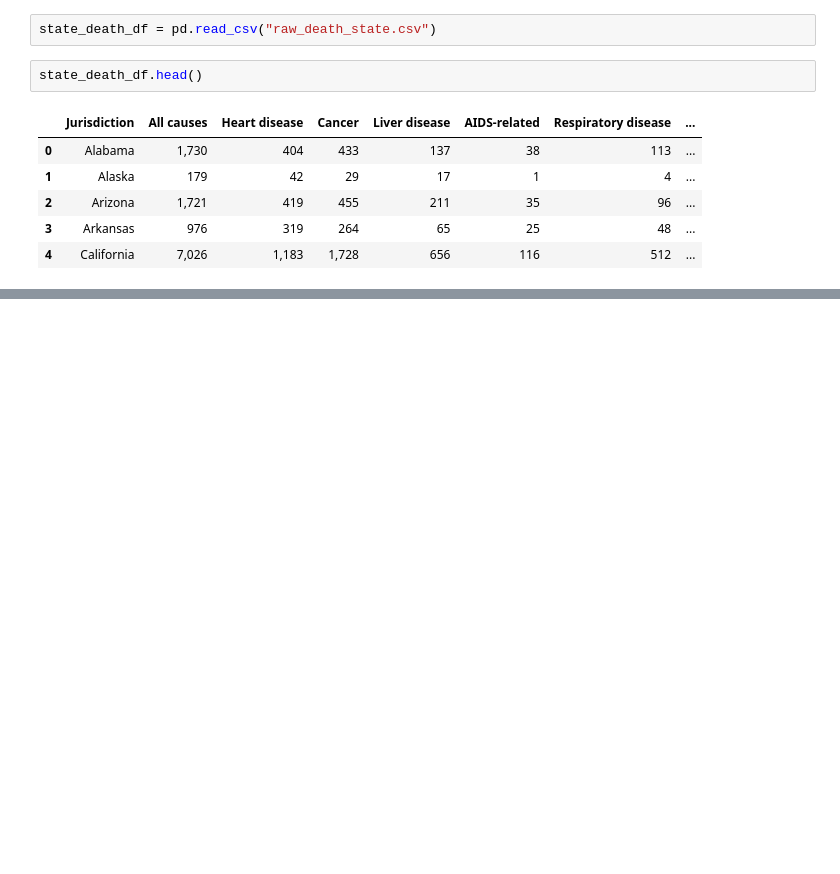
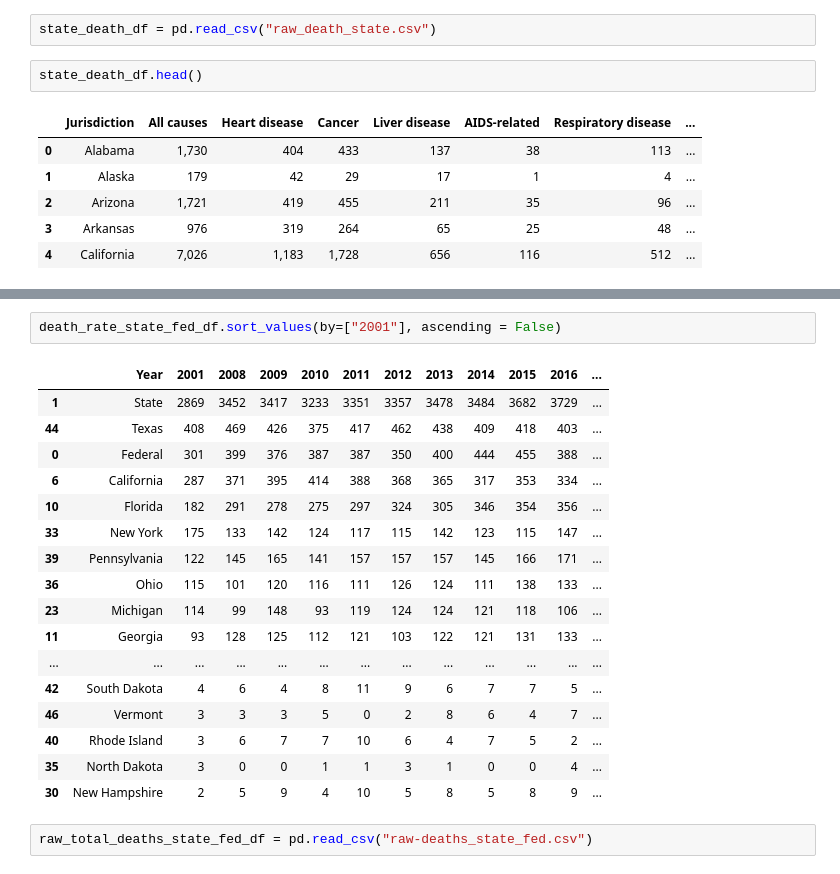
Before and after one commit to wlstayner/Mortality_data, a Jupyter notebook: prison_death_data/prison_death_analysis.ipynb, the cells around one changed output, grey strips where cells are left out. Saved outputs shown, nothing was run; the diff lists cells and outputs as text; blank space fills up the shorter version.

```diff
--- a/prison_death_data/prison_death_analysis.ipynb
+++ b/prison_death_data/prison_death_analysis.ipynb
@@ -392,0 +944,22 @@ state_death_df.sort_values(by=["All causes"], ascending = True)
+# %%
+death_rate_state_fed_df.sort_values(by=["2001"], ascending = False)
+# %% [output]
+|  | Year | 2001 | 2008 | 2009 | 2010 | 2011 | 2012 | 2013 | 2014 | 2015 | 2016 | ... |
+| 1 | State | 2869 | 3452 | 3417 | 3233 | 3351 | 3357 | 3478 | 3484 | 3682 | 3729 | ... |
+| 44 | Texas | 408 | 469 | 426 | 375 | 417 | 462 | 438 | 409 | 418 | 403 | ... |
+| 0 | Federal | 301 | 399 | 376 | 387 | 387 | 350 | 400 | 444 | 455 | 388 | ... |
+| 6 | California | 287 | 371 | 395 | 414 | 388 | 368 | 365 | 317 | 353 | 334 | ... |
+| 10 | Florida | 182 | 291 | 278 | 275 | 297 | 324 | 305 | 346 | 354 | 356 | ... |
+| 33 | New York | 175 | 133 | 142 | 124 | 117 | 115 | 142 | 123 | 115 | 147 | ... |
+| 39 | Pennsylvania | 122 | 145 | 165 | 141 | 157 | 157 | 157 | 145 | 166 | 171 | ... |
+| 36 | Ohio | 115 | 101 | 120 | 116 | 111 | 126 | 124 | 111 | 138 | 133 | ... |
+| 23 | Michigan | 114 | 99 | 148 | 93 | 119 | 124 | 124 | 121 | 118 | 106 | ... |
+| 11 | Georgia | 93 | 128 | 125 | 112 | 121 | 103 | 122 | 121 | 131 | 133 | ... |
+| ... | ... | ... | ... | ... | ... | ... | ... | ... | ... | ... | ... | ... |
+| 42 | South Dakota | 4 | 6 | 4 | 8 | 11 | 9 | 6 | 7 | 7 | 5 | ... |
+| 46 | Vermont | 3 | 3 | 3 | 5 | 0 | 2 | 8 | 6 | 4 | 7 | ... |
+| 40 | Rhode Island | 3 | 6 | 7 | 7 | 10 | 6 | 4 | 7 | 5 | 2 | ... |
+| 35 | North Dakota | 3 | 0 | 0 | 1 | 1 | 3 | 1 | 0 | 0 | 4 | ... |
+| 30 | New Hampshire | 2 | 5 | 9 | 4 | 10 | 5 | 8 | 5 | 8 | 9 | ... |
+# %%
+raw_total_deaths_state_fed_df = pd.read_csv("raw-deaths_state_fed.csv")
```
Also changed, not shown: parts of 97 cells of this notebook, 21 other files.
